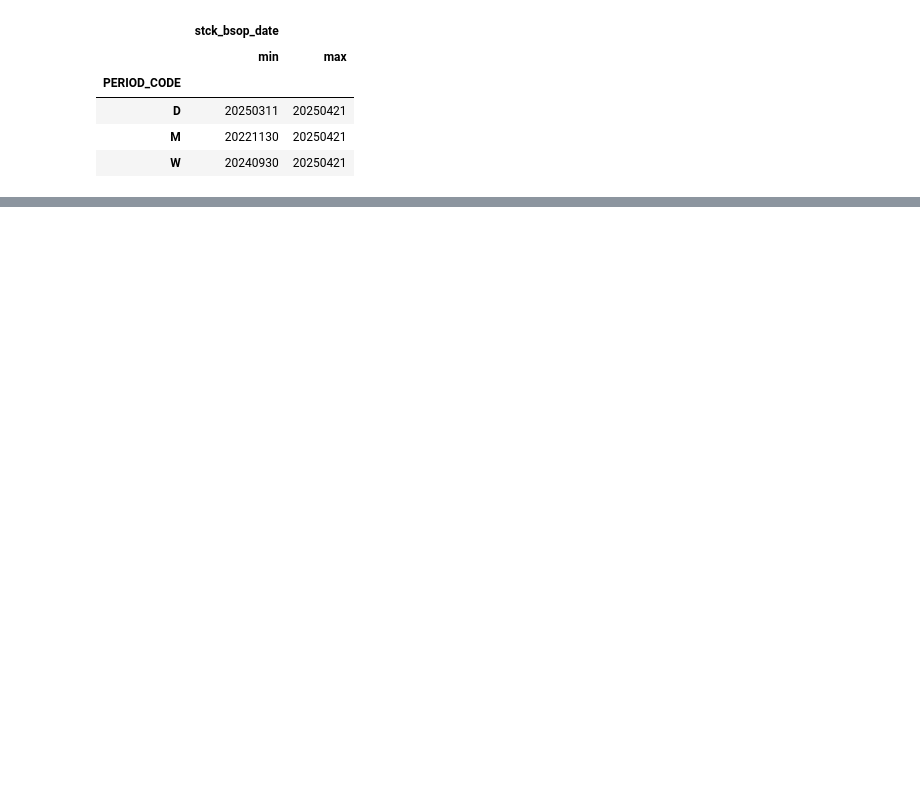
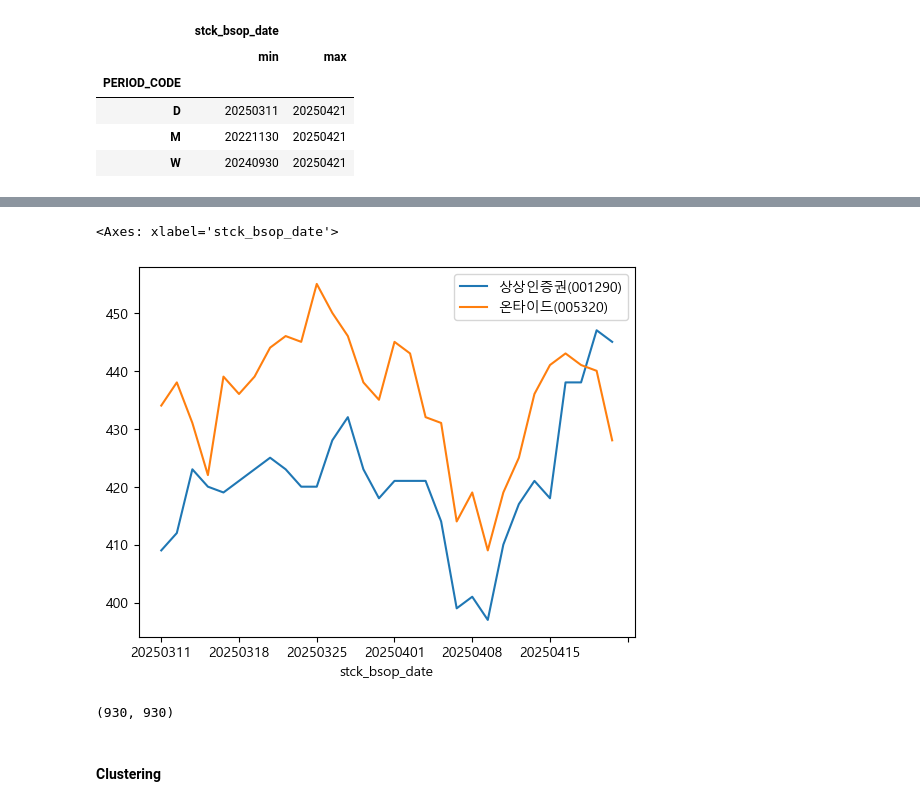
Before and after one commit to byeungchun/ofij, a Jupyter notebook: experiment/21apr2025/data_build.ipynb, the cells around one changed output, grey strips where cells are left out. Cells and saved outputs as stored; diff of their text form; code cells hidden in the pictures; blank space fills up the shorter version.

```diff
--- a/experiment/21apr2025/data_build.ipynb
+++ b/experiment/21apr2025/data_build.ipynb
@@ -92,0 +470,2 @@ dfhmm['acml_vol'].plot()
+# %%
+dfprc = dfstprc[dfstprc['PERIOD_CODE'] == 'D'][['stck_bsop_date', 'STOCK_CODE', 'stck_clpr']].pivot(index='stck_bsop_date', columns='STOCK_CODE', values='stck_clpr').astype(float)
@@ -92,0 +474,8 @@ dfhmm['acml_vol'].plot()
+# %%
+from dtaidistance import dtw
+import numpy as np
+from tqdm import tqdm
+
+import matplotlib.pyplot as plt
+
+plt.rc('font', family='Malgun Gothic')
@@ -92,0 +515,2 @@ dfhmm['acml_vol'].plot()
+# %%
+dfprc.columns = [f"{dfmeta[dfmeta.단축코드 == x]['한글명'].iloc[0]}({x})" for x in dfprc.columns]
@@ -92,0 +537,11 @@ dfhmm['acml_vol'].plot()
+# %%
+dfprc.iloc[:, [78,266]].plot()
+# %% [output]
+<Axes: xlabel='stck_bsop_date'>
+[figure, added]
+# %%
+dfdtwres.shape
+# %% [output]
+(930, 930)
+# %% [markdown]
+#### Clustering
```
Also changed, not shown: parts of 25 cells of this notebook, 1 other file.
